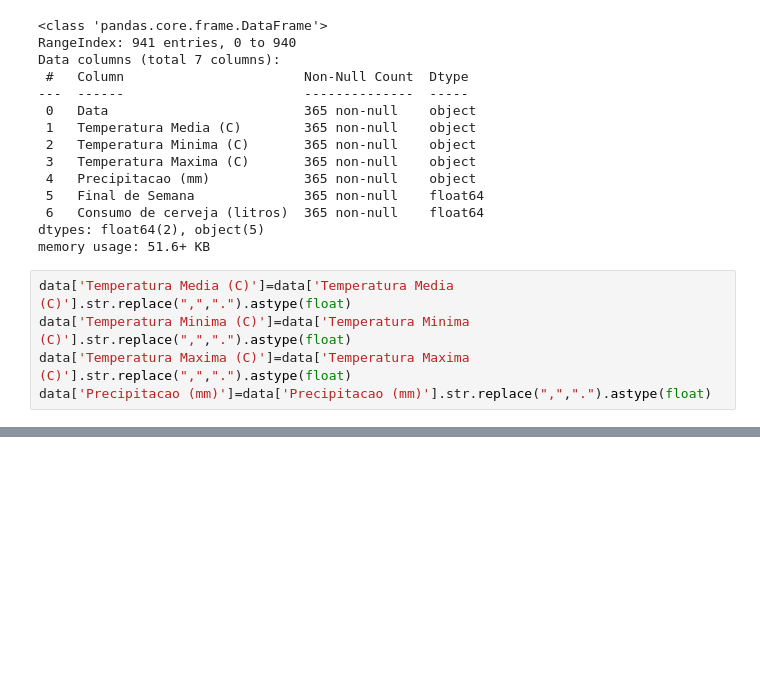
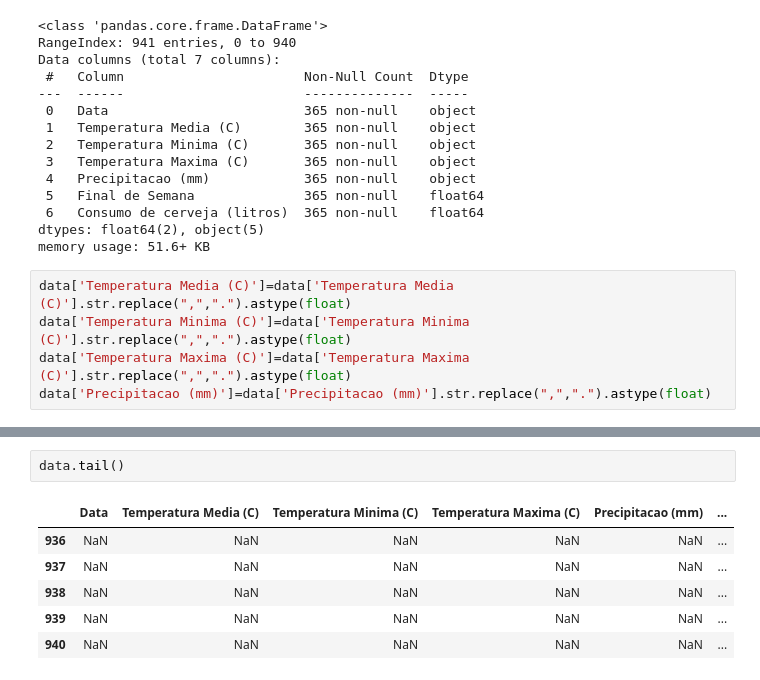
Before and after one commit to CRUBIOHE/Cursos, a Jupyter notebook: Curso_Python.ipynb, the cells around one changed output, grey strips where cells are left out. Saved outputs shown, nothing was run; the diff lists cells and outputs as text; blank space fills up the shorter version.

```diff
--- a/Curso_Python.ipynb
+++ b/Curso_Python.ipynb
@@ -394,3 +394,12 @@ data.describe()
 | 50% | 21.380000 | 17.900000 | 26.900000 | 0.000000 | 0.000000 | ... |
 | 75% | 23.280000 | 19.600000 | 29.400000 | 3.200000 | 1.000000 | ... |
 | max | 28.860000 | 24.500000 | 36.500000 | 94.800000 | 1.000000 | ... |
+# %%
+data.tail()
+# %% [output]
+|  | Data | Temperatura Media (C) | Temperatura Minima (C) | Temperatura Maxima (C) | Precipitacao (mm) | ... |
+| 936 | NaN | NaN | NaN | NaN | NaN | ... |
+| 937 | NaN | NaN | NaN | NaN | NaN | ... |
+| 938 | NaN | NaN | NaN | NaN | NaN | ... |
+| 939 | NaN | NaN | NaN | NaN | NaN | ... |
+| 940 | NaN | NaN | NaN | NaN | NaN | ... |
```
Also changed, not shown: parts of 8 cells of this notebook.
